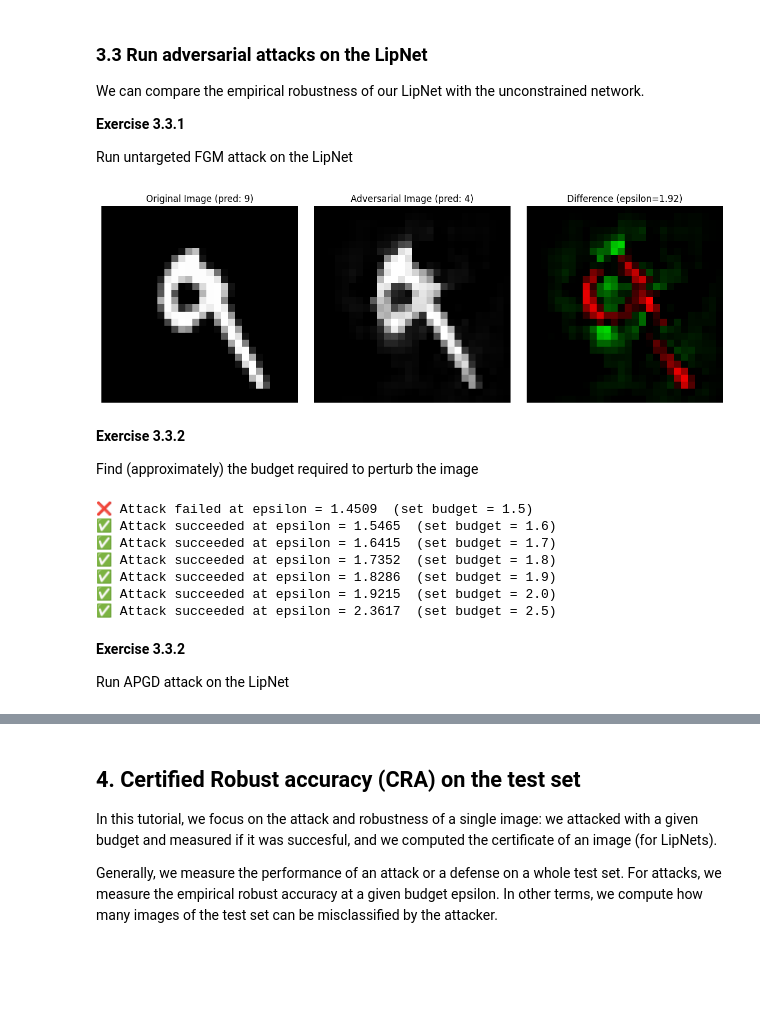
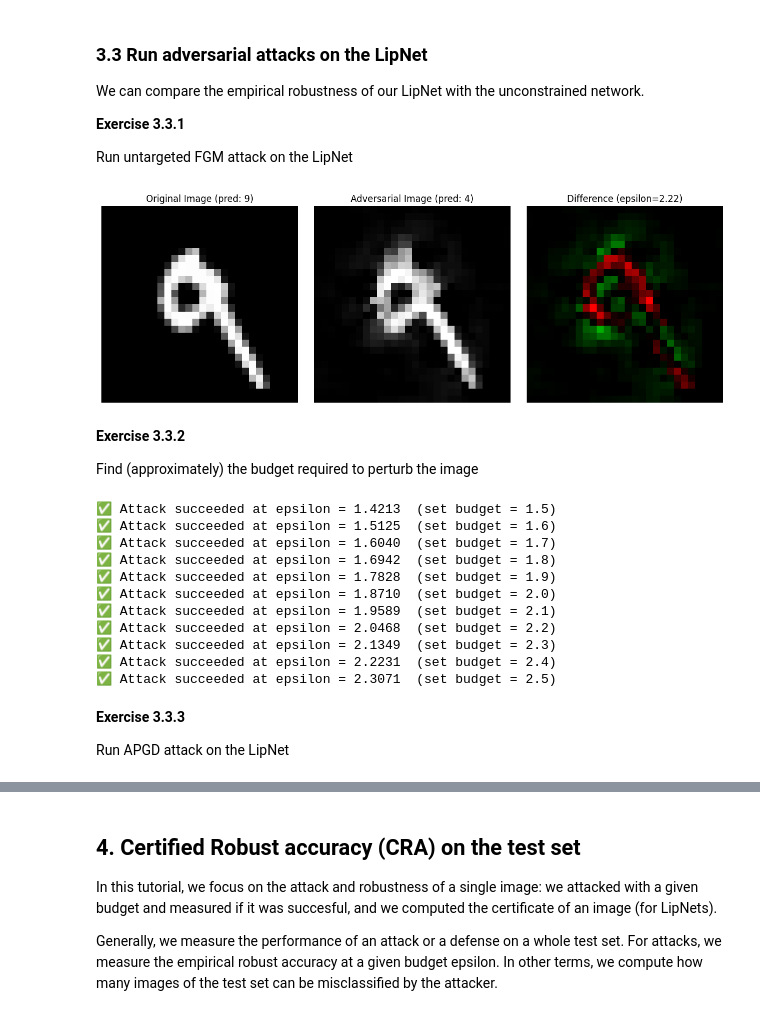
Before and after one commit to deel-ai/robustness_masterclass, a Jupyter notebook: completed_notebooks/robustness_tutorial_solution.ipynb, the cells around one changed output, grey strips where cells are left out. Saved outputs shown, nothing was run; the diff lists cells and outputs as text; code cells hidden in the pictures; blank space fills up the shorter version.

```diff
--- a/completed_notebooks/robustness_tutorial_solution.ipynb
+++ b/completed_notebooks/robustness_tutorial_solution.ipynb
@@ -792,12 +899,12 @@ Run untargeted FGM attack on the LipNet
 # %%
 # Run FGM attack on the first batch
 images, labels = next(iter(test_loader))
-adv_images_lip_untargeted = fgm_attack_untargeted(lip_model, images, labels, epsilon=2.0)
+adv_images_lip_untargeted = fgm_attack_untargeted(lip_model, images, labels, epsilon=2.4)
 
 idx = 7
 plot_adversarial_examples(lip_model, images[idx], adv_images_lip_untargeted[idx])
 # %% [output]
-[figure, old version]
+[figure, new version]
 # %% [markdown]
 **Exercise 3.3.2**
 
@@ -805,28 +912,34 @@ Find (approximately) the budget required to perturb the image
 # %%
 # Change epsilon budget to observe when the attack becomes successful
 
-for eps in [1.5, 1.6, 1.7, 1.8, 1.9, 2.0, 2.5]:
+epsilons = [1.5, 1.6, 1.7, 1.8, 1.9, 2.0, 2.1, 2.2, 2.3, 2.4, 2.5]
+
+for eps in epsilons:
     adv_images_lip_untargeted = fgm_attack_untargeted(lip_model, images, labels, epsilon=eps)
 
     adv_preds = lip_model(adv_images_lip_untargeted.to(device)).argmax(dim=1)
-    diff = torch.norm(images[idx].to(device) - adv_images_lip_untargeted[idx])
+    diffs = torch.norm(images[idx].to(device) - adv_images_lip_untargeted[idx])
 
     if adv_preds[idx].item() != labels[idx].item():
-        print(f"✅ Attack succeeded at epsilon = {diff:.4f}  (set budget = {eps})")
+        print(f"✅ Attack succeeded at epsilon = {diffs:.4f}  (set budget = {eps})")
     else:
-        print(f"❌ Attack failed at epsilon = {diff:.4f}  (set budget = {eps})")
+        print(f"❌ Attack failed at epsilon = {diffs:.4f}  (set budget = {eps})")
 
     # plot_adversarial_examples(model, images[idx], adv_images_lip_untargeted[idx])
 # %% [output]
-❌ Attack failed at epsilon = 1.4509  (set budget = 1.5)
-✅ Attack succeeded at epsilon = 1.5465  (set budget = 1.6)
-✅ Attack succeeded at epsilon = 1.6415  (set budget = 1.7)
-✅ Attack succeeded at epsilon = 1.7352  (set budget = 1.8)
-✅ Attack succeeded at epsilon = 1.8286  (set budget = 1.9)
-✅ Attack succeeded at epsilon = 1.9215  (set budget = 2.0)
-✅ Attack succeeded at epsilon = 2.3617  (set budget = 2.5)
+✅ Attack succeeded at epsilon = 1.4213  (set budget = 1.5)
+✅ Attack succeeded at epsilon = 1.5125  (set budget = 1.6)
+✅ Attack succeeded at epsilon = 1.6040  (set budget = 1.7)
+✅ Attack succeeded at epsilon = 1.6942  (set budget = 1.8)
+✅ Attack succeeded at epsilon = 1.7828  (set budget = 1.9)
+✅ Attack succeeded at epsilon = 1.8710  (set budget = 2.0)
+✅ Attack succeeded at epsilon = 1.9589  (set budget = 2.1)
+✅ Attack succeeded at epsilon = 2.0468  (set budget = 2.2)
+✅ Attack succeeded at epsilon = 2.1349  (set budget = 2.3)
+✅ Attack succeeded at epsilon = 2.2231  (set budget = 2.4)
+✅ Attack succeeded at epsilon = 2.3071  (set budget = 2.5)
 # %% [markdown]
-**Exercise 3.3.2**
+**Exercise 3.3.3**
 
 Run APGD attack on the LipNet
 # %%
```
Also changed, not shown: parts of 32 cells of this notebook, 3 other files.
